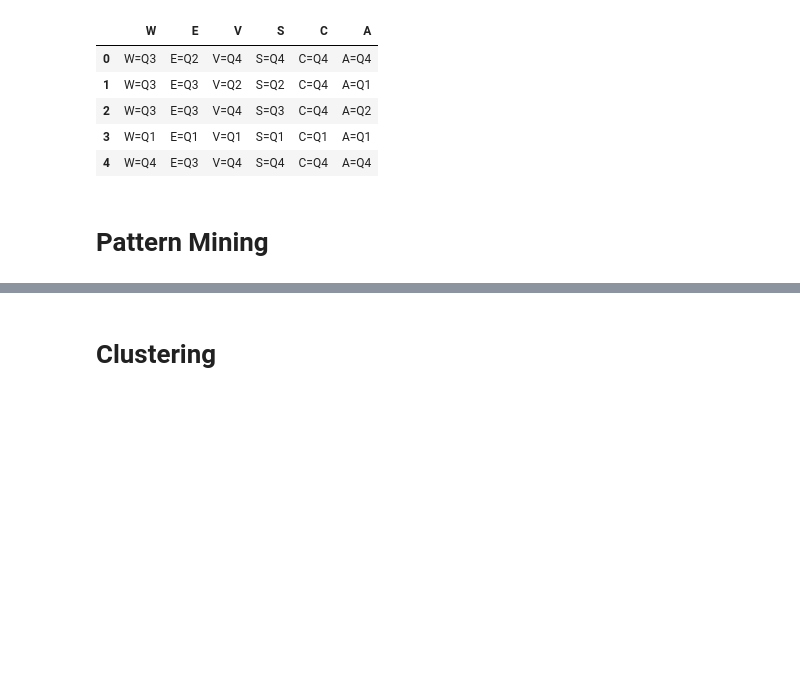
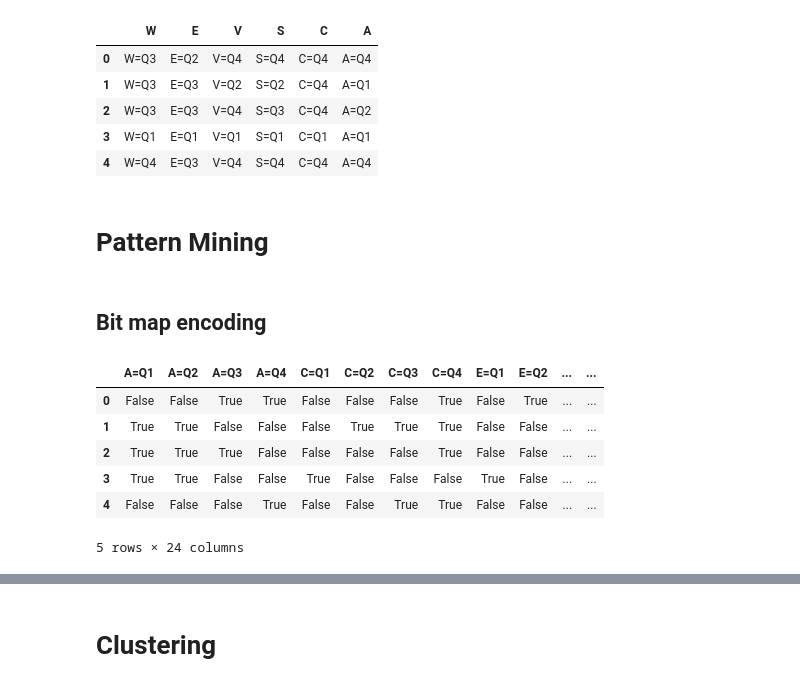
Before and after one commit to Ban-hub/CSE6506-Data_Project, a Jupyter notebook: Test.ipynb, the cells around one changed output, grey strips where cells are left out. Drawn from its saved outputs; the diff is of its cells as text; code cells hidden in the pictures; blank space fills up the shorter version.

```diff
--- a/Test.ipynb
+++ b/Test.ipynb
@@ -316,9 +316,21 @@ discrete_data.head()
 | 4 | W=Q4 | E=Q3 | V=Q4 | S=Q4 | C=Q4 | A=Q4 |
 # %% [markdown]
 # Pattern Mining
+# %% [markdown]
+## Bit map encoding
 # %%
 data_encoded = pd.get_dummies(discrete_data.stack()).groupby(level=0).sum()
 data_encoded = data_encoded.astype(bool)
+
+data_encoded.head()
+# %% [output]
+|  | A=Q1 | A=Q2 | A=Q3 | A=Q4 | C=Q1 | C=Q2 | C=Q3 | C=Q4 | E=Q1 | E=Q2 | ... | ... |
+| 0 | False | False | True | True | False | False | False | True | False | True | ... | ... |
+| 1 | True | True | False | False | False | True | True | True | False | False | ... | ... |
+| 2 | True | True | True | False | False | False | False | True | False | False | ... | ... |
+| 3 | True | True | False | False | True | False | False | False | True | False | ... | ... |
+| 4 | False | False | False | True | False | False | True | True | False | False | ... | ... |
+5 rows × 24 columns
 # %%
 # Run FP-Growth to find frequent itemsets with a minimum support of 0.4 (40%)
 frequent_itemsets_fpg = fpgrowth(data_encoded, min_support=0.4, use_colnames=True)
```
Also changed, not shown: parts of 2 cells of this notebook.
